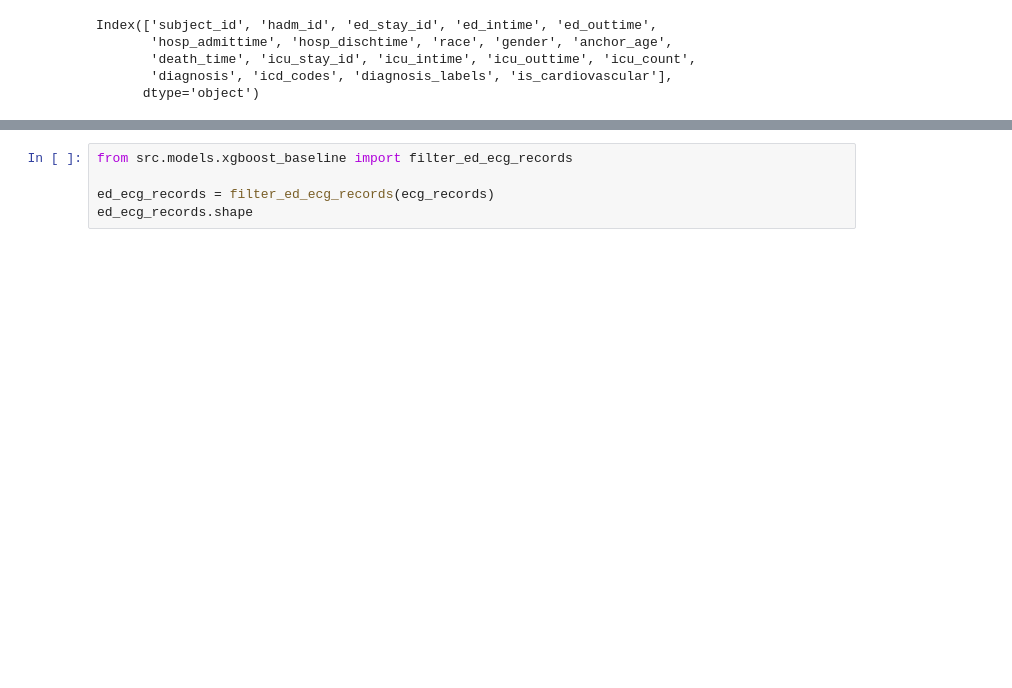
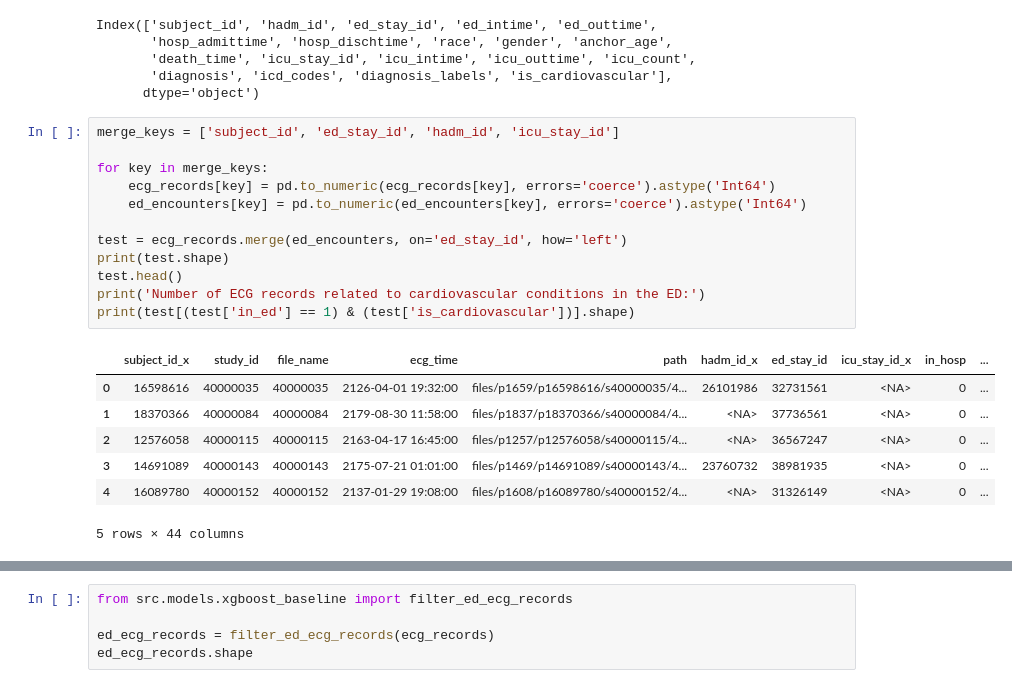
Before and after one commit to brandonng2/CardioTwin, a Jupyter notebook: notebooks/xgboost_baseline.ipynb, the cells around one changed output, grey strips where cells are left out. Saved outputs shown, nothing was run; the diff lists cells and outputs as text; blank space fills up the shorter version.

```diff
--- a/notebooks/xgboost_baseline.ipynb
+++ b/notebooks/xgboost_baseline.ipynb
@@ -94,3 +155,23 @@ Index(['subject_id', 'hadm_id', 'ed_stay_id', 'ed_intime', 'ed_outtime',
        'death_time', 'icu_stay_id', 'icu_intime', 'icu_outtime', 'icu_count',
        'diagnosis', 'icd_codes', 'diagnosis_labels', 'is_cardiovascular'],
       dtype='object')
+# %%
+merge_keys = ['subject_id', 'ed_stay_id', 'hadm_id', 'icu_stay_id']
+
+for key in merge_keys:
+    ecg_records[key] = pd.to_numeric(ecg_records[key], errors='coerce').astype('Int64')
+    ed_encounters[key] = pd.to_numeric(ed_encounters[key], errors='coerce').astype('Int64')
+
+test = ecg_records.merge(ed_encounters, on='ed_stay_id', how='left')
+print(test.shape)
+test.head()
+print('Number of ECG records related to cardiovascular conditions in the ED:')
+print(test[(test['in_ed'] == 1) & (test['is_cardiovascular'])].shape)
+# %% [output]
+|  | subject_id_x | study_id | file_name | ecg_time | path | hadm_id_x | ed_stay_id | icu_stay_id_x | in_hosp | ... |
+| 0 | 16598616 | 40000035 | 40000035 | 2126-04-01 19:32:00 | files/p1659/p16598616/s40000035/4... | 26101986 | 32731561 | <NA> | 0 | ... |
+| 1 | 18370366 | 40000084 | 40000084 | 2179-08-30 11:58:00 | files/p1837/p18370366/s40000084/4... | <NA> | 37736561 | <NA> | 0 | ... |
+| 2 | 12576058 | 40000115 | 40000115 | 2163-04-17 16:45:00 | files/p1257/p12576058/s40000115/4... | <NA> | 36567247 | <NA> | 0 | ... |
+| 3 | 14691089 | 40000143 | 40000143 | 2175-07-21 01:01:00 | files/p1469/p14691089/s40000143/4... | 23760732 | 38981935 | <NA> | 0 | ... |
+| 4 | 16089780 | 40000152 | 40000152 | 2137-01-29 19:08:00 | files/p1608/p16089780/s40000152/4... | <NA> | 31326149 | <NA> | 0 | ... |
+5 rows × 44 columns
```
Also changed, not shown: parts of 7 cells of this notebook, 11 other files.
